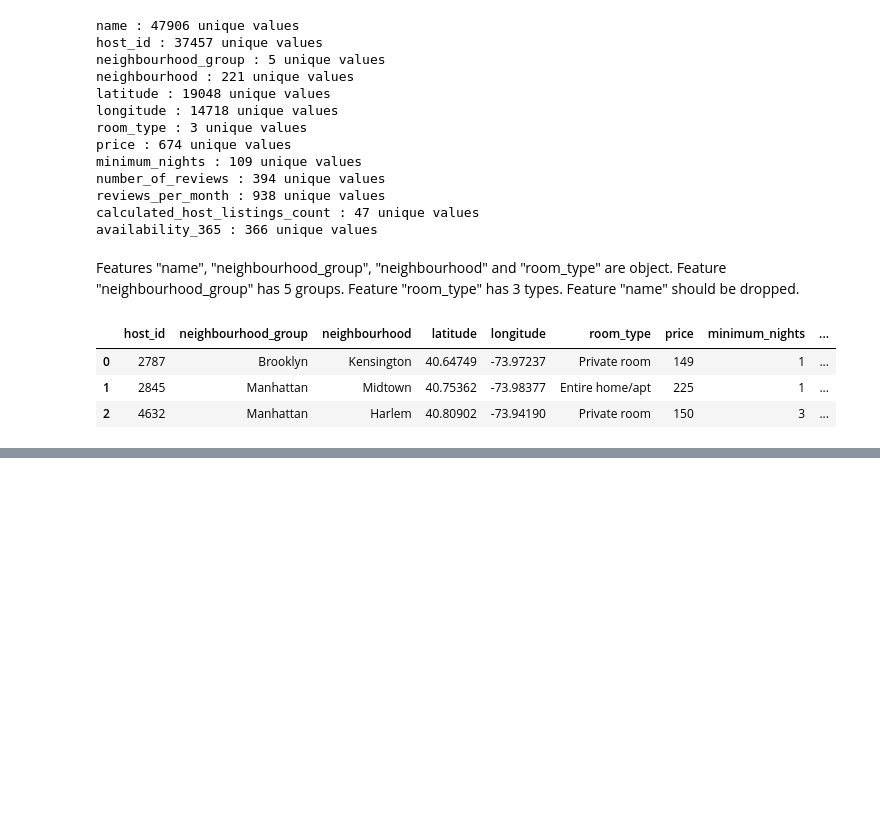
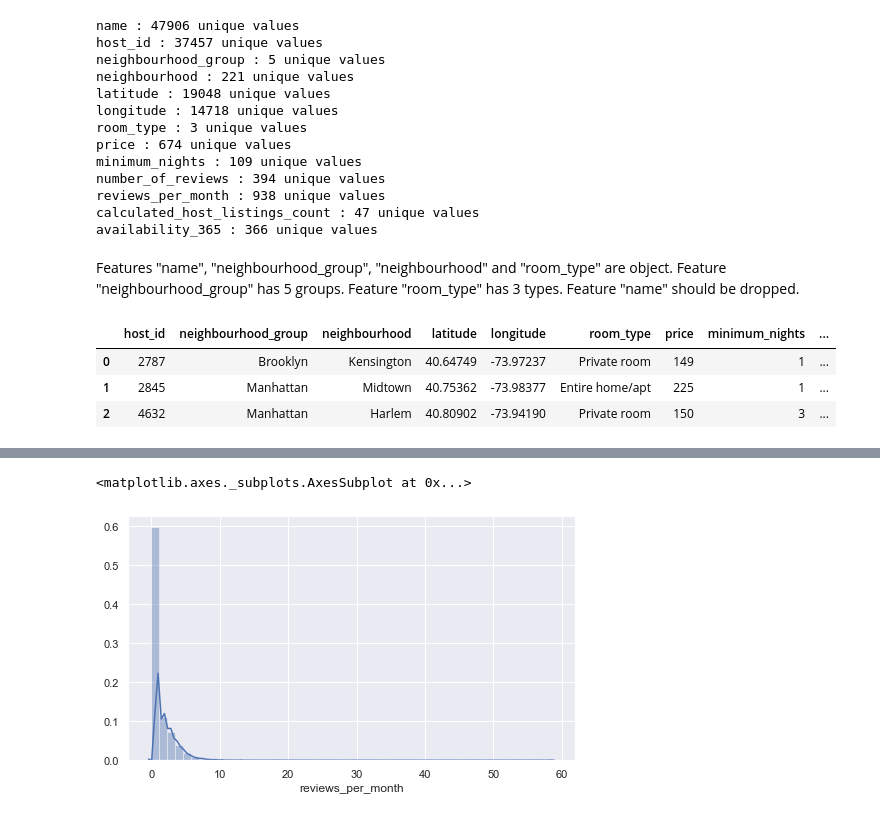
Before and after one commit to aleksanp/airbnb-prices, a Jupyter notebook: airbnb_learning.ipynb, the cells around one changed output, grey strips where cells are left out. Drawn from its saved outputs; the diff is of its cells as text; code cells hidden in the pictures; blank space fills up the shorter version.

```diff
--- a/airbnb_learning.ipynb
+++ b/airbnb_learning.ipynb
@@ -187,0 +202,5 @@ Price 0 looks strange
+# %%
+sns.distplot(airbnb_data.reviews_per_month)
+# %% [output]
+<matplotlib.axes._subplots.AxesSubplot at 0x...>
+[figure, added]
```
Also changed, not shown: parts of 26 cells of this notebook, 1 other file.
